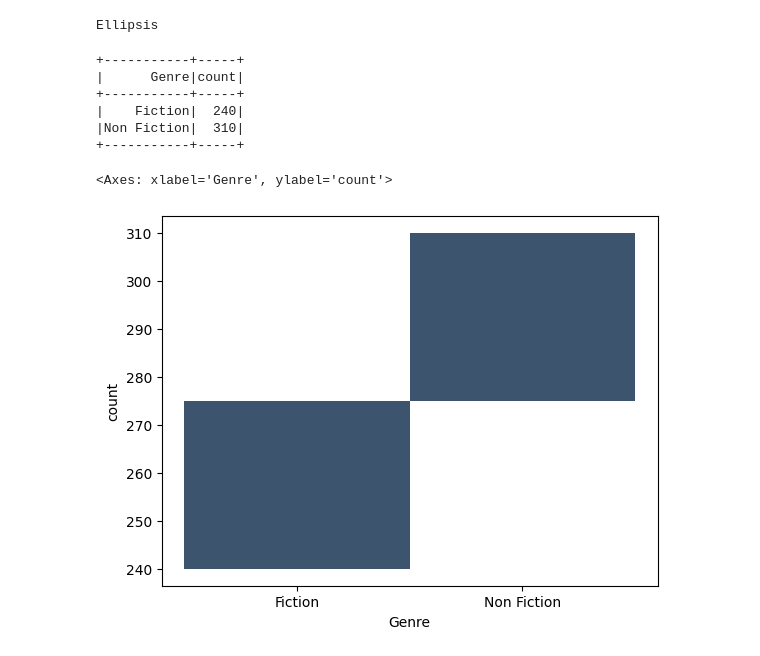
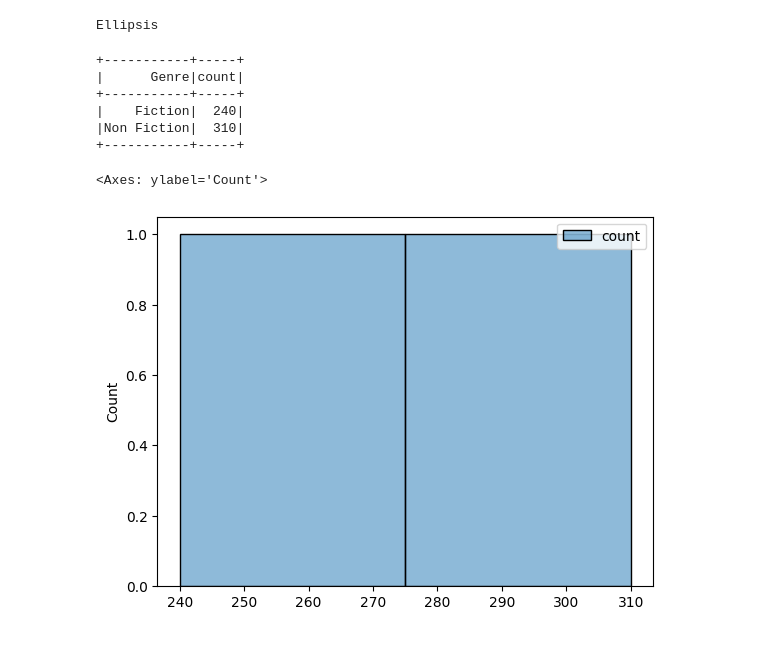
Before and after one commit to Vaipik/GoIT-PyDS7, a Jupyter notebook: hw6.ipynb, the cells around one changed output. Drawn from its saved outputs; the diff is of its cells as text; code cells hidden in the pictures.

```diff
--- a/hw6.ipynb
+++ b/hw6.ipynb
@@ -272,14 +272,15 @@ Ellipsis
 # %%
 genres = df.groupBy("Genre").count()
 genres.show()
 genres = genres.toPandas()
-sns.histplot(genres, x=genres.Genre, y=genres["count"])
+# genres
+sns.histplot(genres)
 # %% [output]
 +-----------+-----+
 |      Genre|count|
 +-----------+-----+
 |    Fiction|  240|
 |Non Fiction|  310|
 +-----------+-----+
-<Axes: xlabel='Genre', ylabel='count'>
+<Axes: ylabel='Count'>
-[figure, old version]
+[figure, new version]
```
Also changed, not shown: parts of 1 cell of this notebook.
